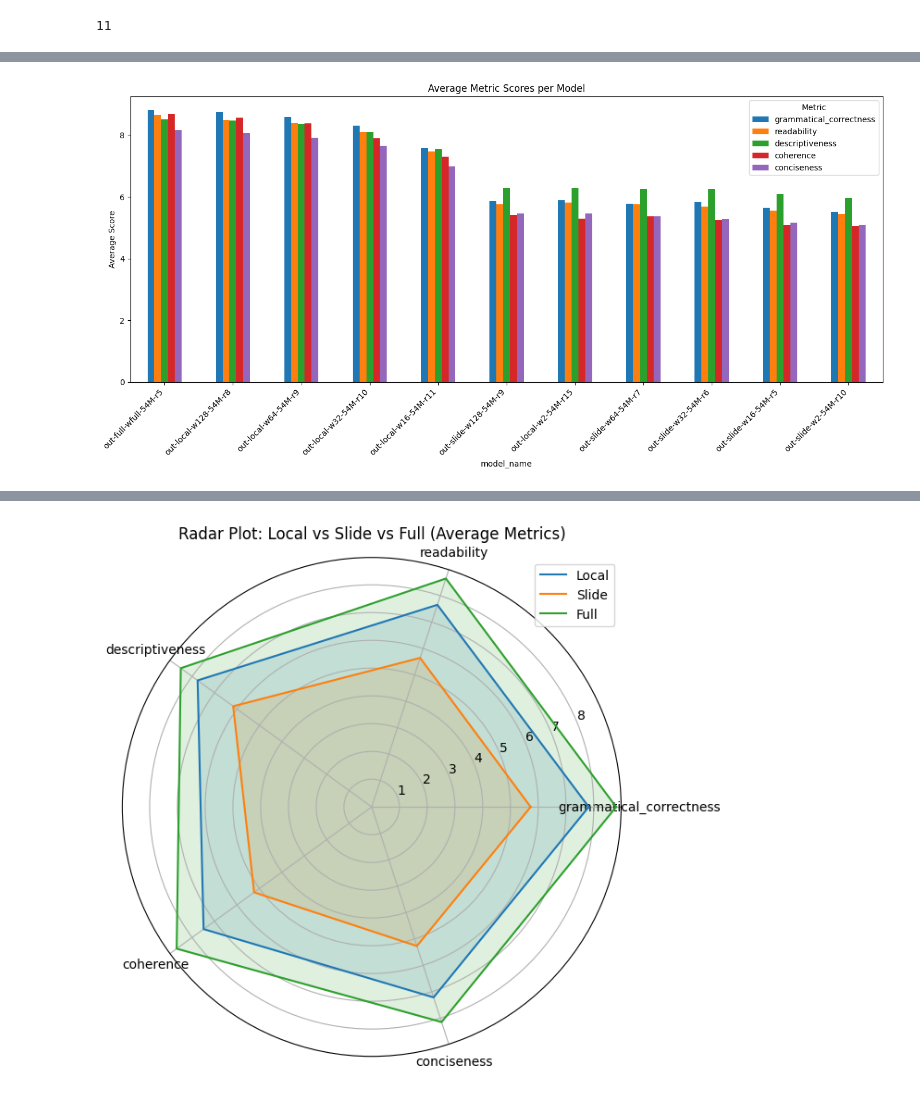
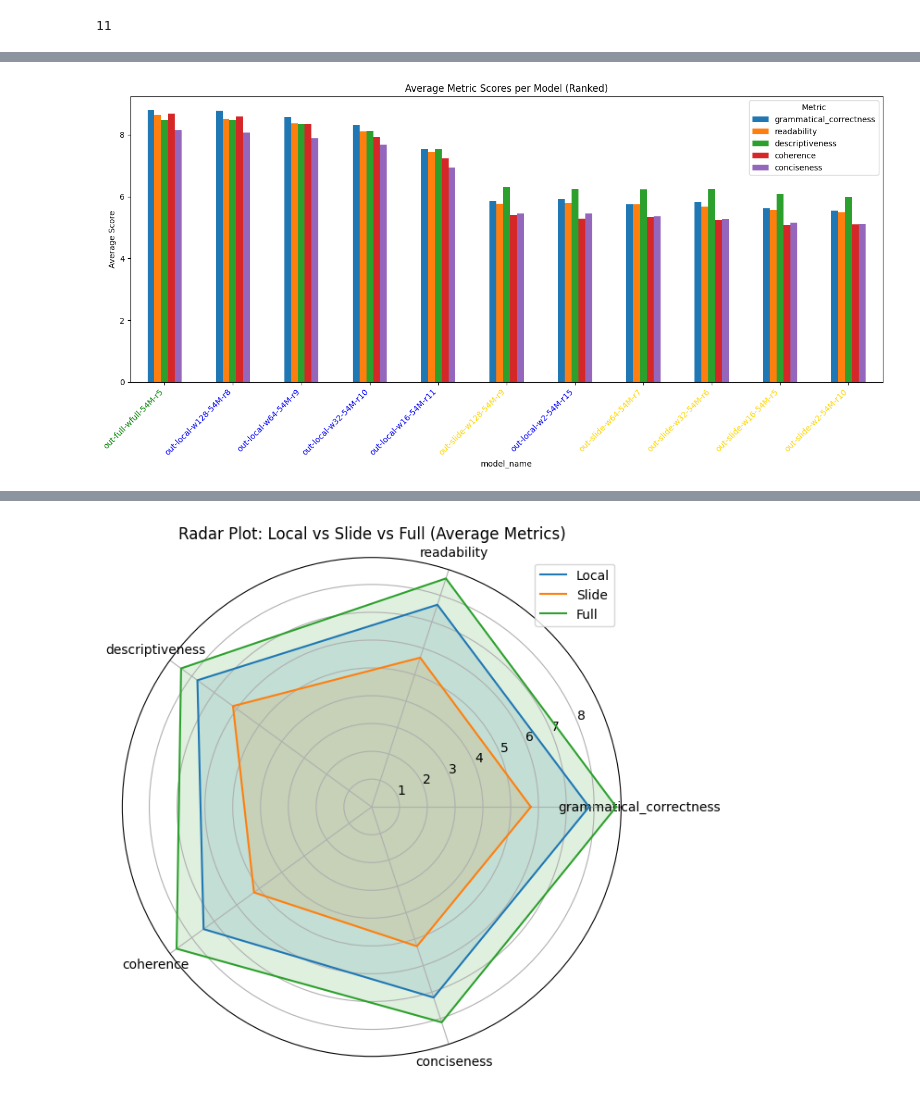
Before and after one commit to Danvictorgithub/gpt-evaluation, a Jupyter notebook: main.ipynb, the cells around one changed output, grey strips where cells are left out. Saved outputs shown, nothing was run; the diff lists cells and outputs as text; code cells hidden in the pictures.

```diff
--- a/main.ipynb
+++ b/main.ipynb
@@ -82,12 +81,0 @@ display(summary_table.style.hide(axis="index"))
-# %%
-metrics = ['grammatical_correctness', 'readability', 'descriptiveness', 'coherence', 'conciseness']
-summary_table = gpt_evaluations_sampled.groupby('model_name')[metrics].mean().reset_index()
-
-# Add average score column
-summary_table['average_score'] = summary_table[metrics].mean(axis=1)
-
-# Sort by average score (descending) and add rank
-summary_table = summary_table.sort_values(by='average_score', ascending=False).reset_index(drop=True)
-summary_table['rank'] = summary_table.index + 1
-
-summary_table
@@ -107,10 +82,28 @@ summary_table
 # %%
-summary_table.set_index('model_name')[metrics].plot(kind='bar', figsize=(14, 7))
+# Add average score column
+summary_table['average_score'] = summary_table[metrics].mean(axis=1)
+
+# Sort by average score (descending)
+summary_table_ranked = summary_table.sort_values(by='average_score', ascending=False).reset_index(drop=True)
+
+# Plot using the ranked table
+ax = summary_table_ranked.set_index('model_name')[metrics].plot(kind='bar', figsize=(14, 7))
 plt.ylabel('Average Score')
-plt.title('Average Metric Scores per Model')
+plt.title('Average Metric Scores per Model (Ranked)')
 plt.xticks(rotation=45, ha='right')
 plt.legend(title='Metric')
 plt.tight_layout()
+
+# Color x-axis tick labels by model type
+for label in ax.get_xticklabels():
+    name = label.get_text()
+    if 'full' in name:
+        label.set_color('green')
+    elif 'local' in name:
+        label.set_color('blue')
+    elif 'slide' in name:
+        label.set_color('gold')  # 'yellow' is hard to read, 'gold' is better
+
 plt.show()
 # %% [output]
-[figure, old version]
+[figure, new version]
```
Also changed, not shown: parts of 9 cells of this notebook.
